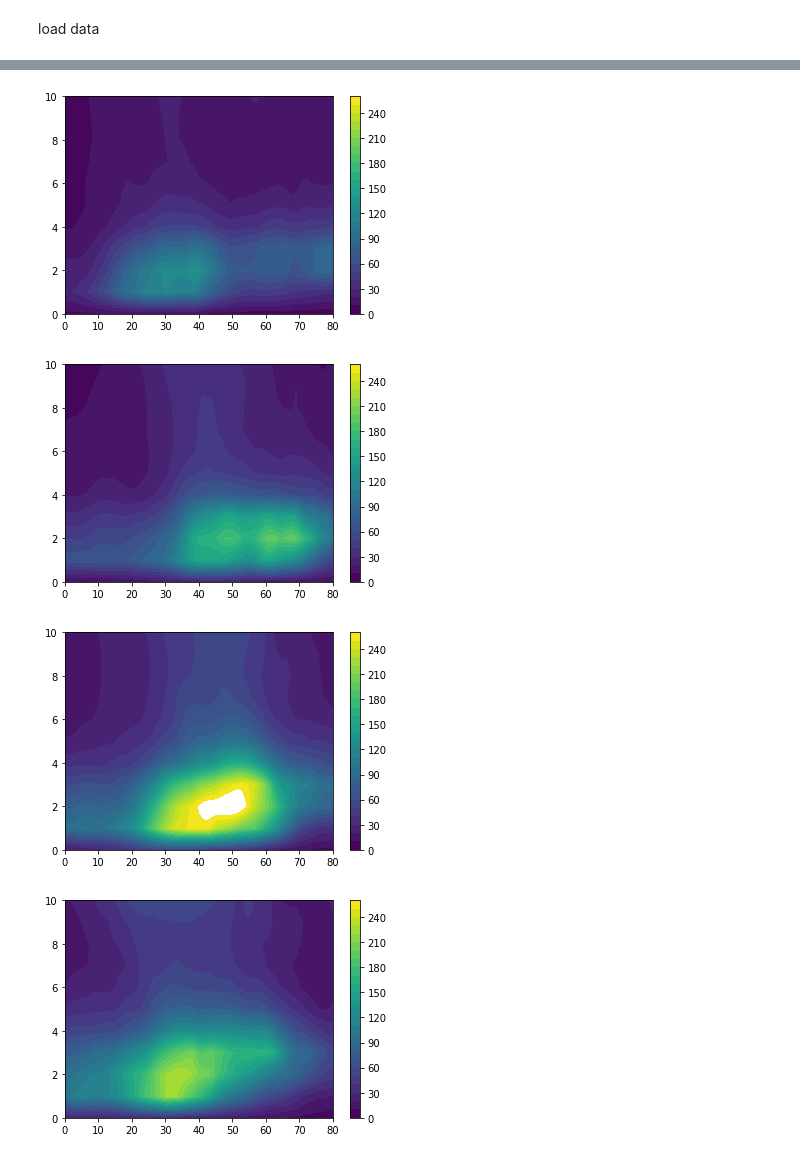
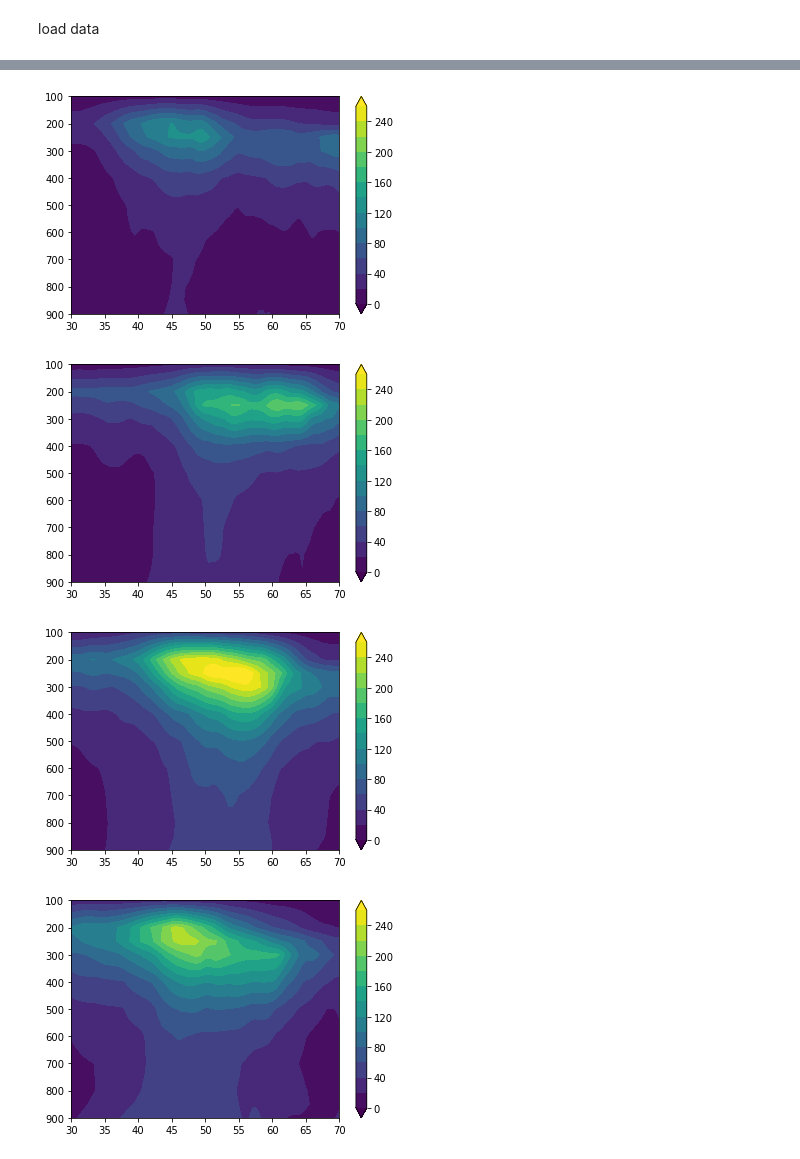
Before and after one commit to zilnora1999/ERA5_midwinter, a Jupyter notebook: notebooks_plotting/EKE_plotting.ipynb, the cells around one changed output, grey strips where cells are left out. Drawn from its saved outputs; the diff is of its cells as text; code cells hidden in the pictures.

Commit message:
changed EKE_plotting and added parallelisation

```diff
--- a/notebooks_plotting/EKE_plotting.ipynb
+++ b/notebooks_plotting/EKE_plotting.ipynb
@@ -15,8 +16,10 @@ load data
 #load vertical cross-sections
 ds=xr.open_dataset('/net/ch4/atmcirc/zilnora/era5_midwinter/data/netcdf_filtering/monthdir/EKE_mean_cross_allmonths')
 # %%
+plt.figure()
 for i in range(12):
-    plt.contourf(ds.EKE[i,:,:,0],levels=np.arange(0,270,10))
+    plt.contourf(ds.lat,ds.plev/100,ds.EKE[i,:,:,0],levels=np.arange(0,270,20),extend='both')
     plt.colorbar()
+    plt.gca().invert_yaxis()
     plt.show()
 # %% [output]
@@ -29,4 +32,4 @@ for i in range(12):
-[figure, old version]
+[figure, new version]
-[figure, old version]
+[figure, new version]
-[figure, old version]
+[figure, new version]
-[figure, old version]
+[figure, new version]
```
Also changed, not shown: parts of 3 cells of this notebook, 1 other file.
